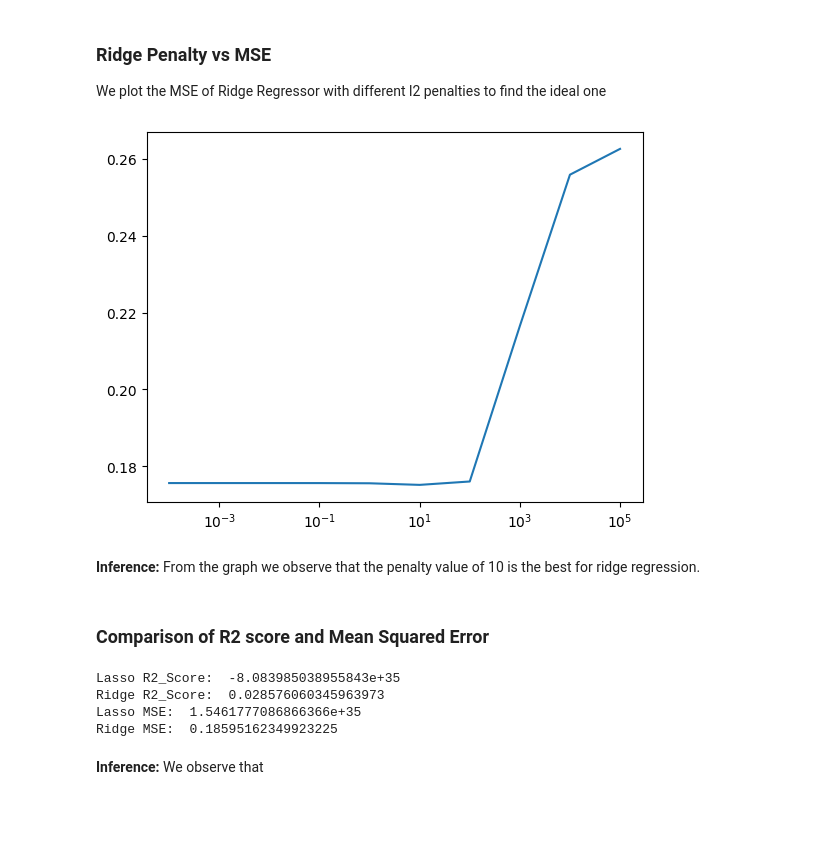
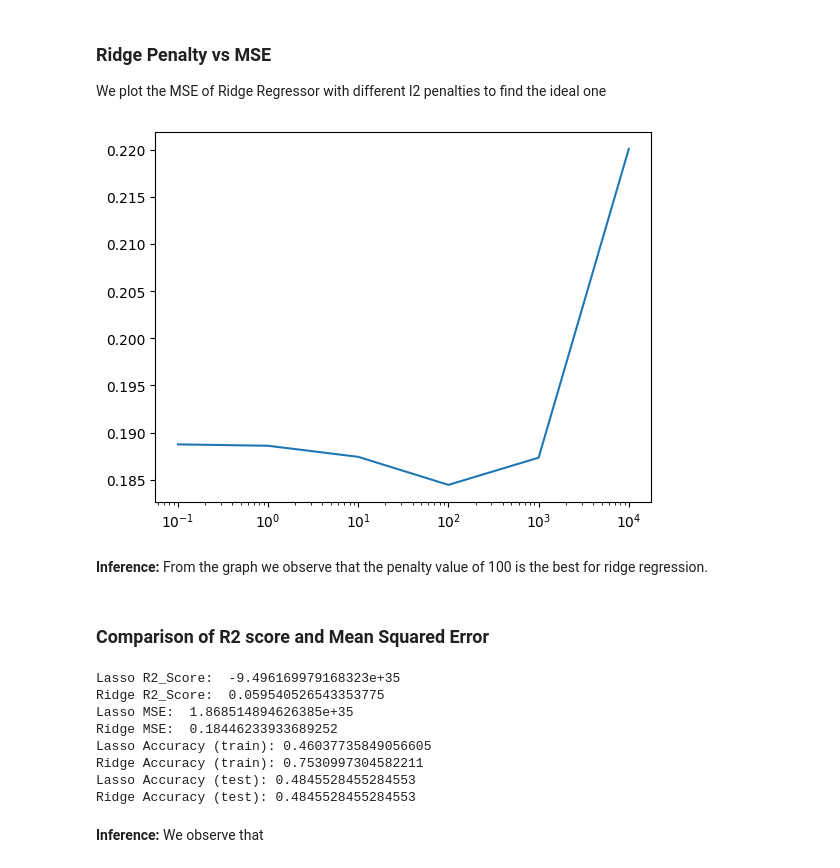
Before and after one commit to Neo-Panther/ML-Project-Predicting-Diabetes, a Jupyter notebook: Template.ipynb, the cells around one changed output. Saved outputs shown, nothing was run; the diff lists cells and outputs as text; code cells hidden in the pictures; blank space fills up the shorter version.

```diff
--- a/Template.ipynb
+++ b/Template.ipynb
@@ -342,7 +342,7 @@ array([ 1.        ,  1.01522159,  0.27666653, -0.09036772,  1.51717215,
 # We will use w for the vector representing weights and b for the number representing bias
 # we are not using tolerance to break out of loop in SGD, because few points may randomly be on our curve
 # remember that the last column of train contains outcome
-def sgd_regressor(train: np.ndarray, learning_rate = 0.4, max_iters = 1000000, random_state=0):
+def sgd_regressor(train: np.ndarray, learning_rate = 0.4, max_iters = 10000, random_state=0):
   np.random.seed(random_state)
   # initializing w with random values
   W = np.zeros(train.shape[1]-1)
@@ -372,7 +372,7 @@ array([   -52.08259848, -12117.16974554,  -7267.82928274,  -3478.58028605,
 # %% [markdown]
 ## **_Batch Gradient Descent_**
 # %%
-def bgd_regressor(train: np.ndarray, learning_rate = 0.5, max_iters = 1000, tolerance = 1e-7):
+def bgd_regressor(train: np.ndarray, learning_rate = 0.5, max_iters = 100, tolerance = 1e-7):
   X = np.array(train[:, :-1])
   Y = np.array(train[:, -1])
   W = np.zeros(train.shape[1]-1)
@@ -440,29 +440,24 @@ r2_avg_stoic = 0.0
 r2_avg_batch = 0.0
 mse_avg_stoic = 0.0
 mse_avg_batch = 0.0
-accuracy_avg_stoic = 0.0
-accuracy_avg_batch = 0.0
 W_stoic = np.zeros(train.shape[1] - 1)
 # averaging across 10 different 10 and train splits
-for i in range(10):
+for i in range(5):
   test, train = test_train_split(dataset, random_state=i)
   test, train = standardize(test, train)
   X_test = np.array(test[:, :-1])
   Y_test = np.array(test[:, -1])
-  r2_stoic_score = 0
-  # ignoring incorrect predictions by sgd regressor (happen simply due to bad random selections)
-  while r2_stoic_score <= 0 or r2_stoic_score >= 1:
-    W_stoic = sgd_regressor(train, random_state=i, learning_rate=0.2)
-    r2_stoic_score = r2_score(Y_test, np.dot(X_test, W_stoic))
+  W_stoic = sgd_regressor(train, random_state=i, learning_rate=0.2)
+  r2_stoic_score = r2_score(Y_test, np.dot(X_test, W_stoic))
   mse_avg_stoic += mean_squared_error(Y_test, np.dot(X_test, W_stoic))
   r2_avg_stoic += r2_stoic_score
   W_batch = bgd_regressor(train, learning_rate=0.2)
   r2_avg_batch += r2_score(Y_test, np.dot(X_test, W_batch))
   mse_avg_batch += mean_squared_error(Y_test, np.dot(X_test, W_batch))
-r2_avg_batch /= 10
-r2_avg_stoic /= 10
-mse_avg_batch /= 10
-mse_avg_stoic /= 10
+r2_avg_batch /= 5
+r2_avg_stoic /= 5
+mse_avg_batch /= 5
+mse_avg_stoic /= 5
 
 
 print("SGD R2_Score: ", r2_avg_stoic)
@@ -618,24 +622,26 @@ We plot the MSE of Ridge Regressor with different l2 penalties to find the ideal
 # %%
 def get_ridge_avg_mse(penalty: float):
   mse_avg = 0.0
   # averaging across 10 different 10 and train splits
-  for i in range(10):
+  for i in range(5):
     test, train = test_train_split(dataset, random_state=i)
     test, train = standardize(test, train)
+    train = poly_transform(train)
+    test = poly_transform(test)
     X_test = np.array(test[:, :-1])
     Y_test = np.array(test[:, -1])
     W_ridge = ridge_regressor(train, l2_penalty=penalty)
     mse_avg += mean_squared_error(Y_test, np.dot(X_test, W_ridge))
-  return mse_avg/10
+  return mse_avg/5
 
-penalties = np.array([1e-4, 1e-3, 1e-2, 1e-1, 1, 1e1, 1e2, 1e3, 1e4, 1e5])
+penalties = np.array([1e-1, 1, 1e1, 1e2, 1e3, 1e4])
 plt.xscale('log')
 plt.plot(penalties, np.vectorize(get_ridge_avg_mse)(penalties))
 plt.show()
 # %% [output]
-[figure, old version]
+[figure, new version]
 # %% [markdown]
-**Inference:** From the graph we observe that the penalty value of 10 is the best for ridge regression.
+**Inference:** From the graph we observe that the penalty value of 100 is the best for ridge regression.
 # %% [markdown]
 ### Comparison of R2 score and Mean Squared Error
 # %%
@@ -648,35 +654,59 @@ r2_avg_lasso = 0.0
 r2_avg_ridge = 0.0
 mse_avg_lasso = 0.0
 mse_avg_ridge = 0.0
-for i in range(10):
+accuracy_test_lasso = 0.0
+accuracy_train_lasso = 0.0
+accuracy_test_ridge = 0.0
+accuracy_train_ridge = 0.0
+for i in range(5):
   dataset = pd.read_csv('preprocessed.csv', index_col = 0)
   test, train = test_train_split(dataset, random_state=i)
   test, train = standardize(test, train)
   test, train = poly_transform(test, degrees = [1, 2, 3]), poly_transform(train, degrees = [1, 2, 3])
   W_lasso = lasso_regressor(train, l1_penalty=1e18)
-  W_ridge = ridge_regressor(train, l2_penalty=10)
+  W_ridge = ridge_regressor(train, l2_penalty=100)
   X_test = np.array(test[:, :-1])
   Y_test = np.array(test[:, -1])
+  X_train = np.array(train[:, :-1])
+  Y_train = np.array(train[:, -1])
+  Y_pred_train_lasso = np.dot(X_train, W_lasso)
+  Y_pred_train_ridge = np.dot(X_train, W_ridge)
   Y_pred_lasso = np.dot(X_test, W_lasso)
   Y_pred_ridge = np.dot(X_test, W_ridge)
   r2_avg_lasso += r2_score(Y_test, Y_pred_lasso)
   r2_avg_ridge += r2_score(Y_test, Y_pred_ridge)
   mse_avg_lasso += mean_squared_error(Y_test, Y_pred_lasso)
   mse_avg_ridge += mean_squared_error(Y_test, Y_pred_ridge)
+  accuracy_test_lasso += np.mean(np.vectorize(round)(Y_pred_lasso)==Y_test)
+  accuracy_train_lasso += np.mean(np.vectorize(round)(Y_pred_train_lasso)==Y_train)
+  accuracy_test_ridge += np.mean(np.vectorize(round)(Y_pred_lasso)==Y_test)
+  accuracy_train_ridge += np.mean(np.vectorize(round)(Y_pred_train_ridge)==Y_train)
 
-r2_avg_lasso /= 10
-r2_avg_ridge /= 10
-mse_avg_lasso /= 10
-mse_avg_ridge /= 10
+r2_avg_lasso /= 5
+r2_avg_ridge /= 5
+mse_avg_lasso /= 5
+mse_avg_ridge /= 5
+accuracy_test_lasso /= 5
+accuracy_train_lasso /= 5
+accuracy_test_ridge /= 5
+accuracy_train_ridge /= 5
 print("Lasso R2_Score: ", r2_avg_lasso)
 print("Ridge R2_Score: ", r2_avg_ridge)
 print("Lasso MSE: ", mse_avg_lasso)
 print("Ridge MSE: ", mse_avg_ridge)
+print("Lasso Accuracy (train):", accuracy_train_lasso)
+print("Ridge Accuracy (train):", accuracy_train_ridge)
+print("Lasso Accuracy (test):", accuracy_test_lasso)
+print("Ridge Accuracy (test):", accuracy_test_ridge)
 # %% [output]
-Lasso R2_Score:  -8.083985038955843e+35
-Ridge R2_Score:  0.028576060345963973
-Lasso MSE:  1.5461777086866366e+35
-Ridge MSE:  0.18595162349923225
+Lasso R2_Score:  -9.496169979168323e+35
+Ridge R2_Score:  0.059540526543353775
+Lasso MSE:  1.868514894626385e+35
+Ridge MSE:  0.18446233933689252
+Lasso Accuracy (train): 0.46037735849056605
+Ridge Accuracy (train): 0.7530997304582211
+Lasso Accuracy (test): 0.4845528455284553
+Ridge Accuracy (test): 0.4845528455284553
 # %% [markdown]
 **Inference:** We observe that
 # %% [markdown]
```
Also changed, not shown: parts of 12 cells of this notebook.
